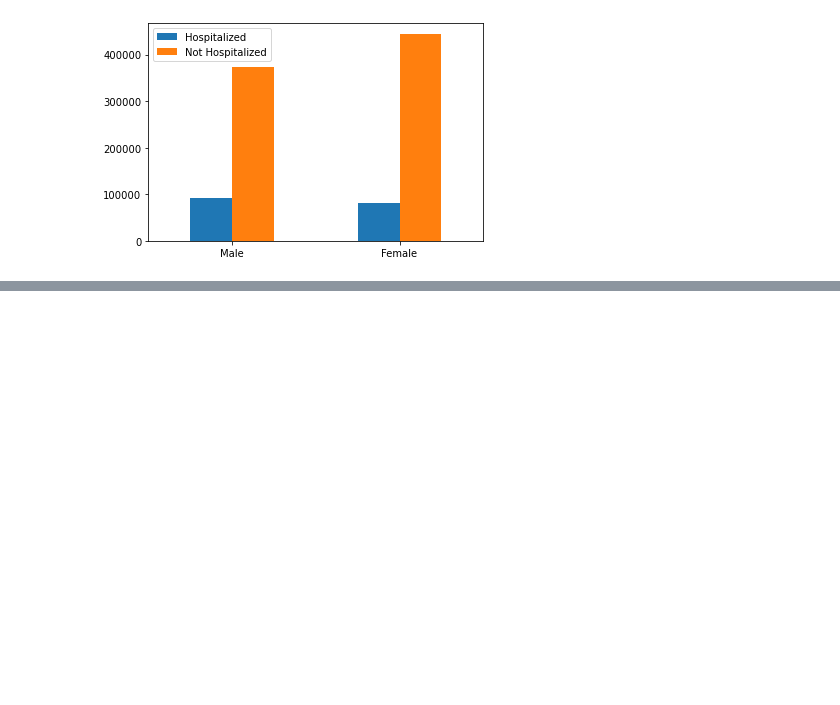
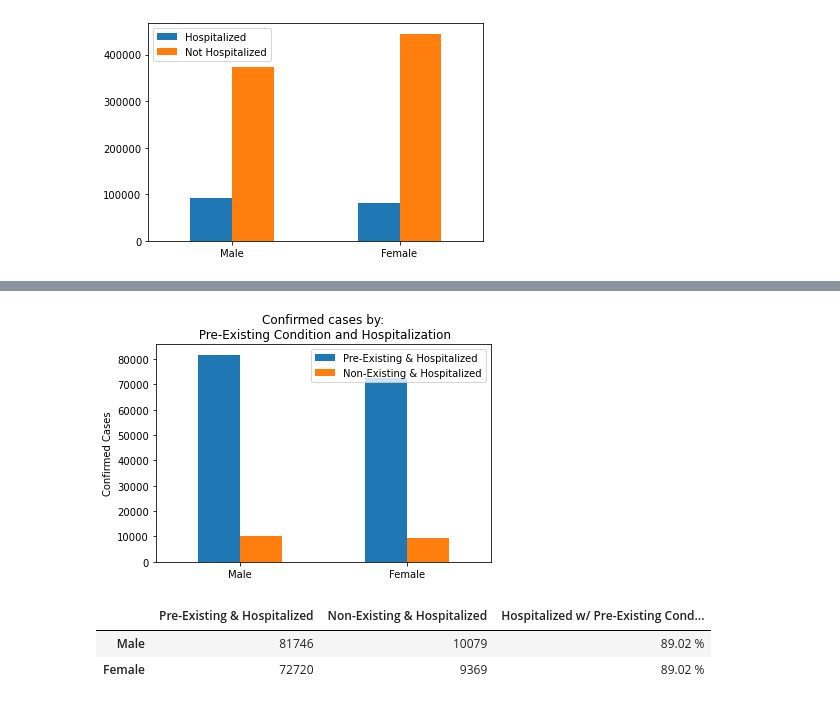
Before and after one commit to jforbis/rougeSquadron, a Jupyter notebook: JupyterScripts/forbis.ipynb, the cells around one changed output, grey strips where cells are left out. Cells and saved outputs as stored; diff of their text form; code cells hidden in the pictures; blank space fills up the shorter version.

```diff
--- a/JupyterScripts/forbis.ipynb
+++ b/JupyterScripts/forbis.ipynb
@@ -67,7 +67,7 @@ fhnp = len(org_data_df.loc[(org_data_df["Gender"] == "Female") &
                       (org_data_df["Pre-Existing Condition"] == "No") &
                       (org_data_df["Hospitalized"] == "Yes")])
 prex = ["Male", "Female"]
-prex_df = pd.DataFrame({"Pre-Existing & Hospitalized" : [mhp,fhp]., "Non-Existing & Hospitalized" : [mhnp,fhnp]}, index = prex)
+prex_df = pd.DataFrame({"Pre-Existing & Hospitalized" : [mhp,fhp], "Non-Existing & Hospitalized" : [mhnp,fhnp]}, index = prex)
 ax = prex_df.plot(kind='bar', rot=0)
 ax.set_ylabel("Confirmed Cases")
 ax.set_title("Confirmed cases by:\n Pre-Existing Condition and Hospitalization")
@@ -76,6 +76,7 @@ ax.legend(loc = "best")
 plt.show()
 
 total_males = mhp + mhnp
-prex_df["Hospitalized w/ Pre-Existing Condition %"] = (mhp/total_males)#.format("{0:.2f}%")
+prex_df["Hospitalized w/ Pre-Existing Condition %"] = f"{round((mhp/total_males)*100,2)} %"
+
 prex_df
 # %% [output]
@@ -82,0 +83,4 @@ SyntaxError: invalid syntax (<ipython-input-23-d2d907b320a8>, line 16)
+[figure, added]
+|  | Pre-Existing & Hospitalized | Non-Existing & Hospitalized | Hospitalized w/ Pre-Existing Cond... |
+| Male | 81746 | 10079 | 89.02 % |
+| Female | 72720 | 9369 | 89.02 % |
```
Also changed, not shown: parts of 1 cell of this notebook.
